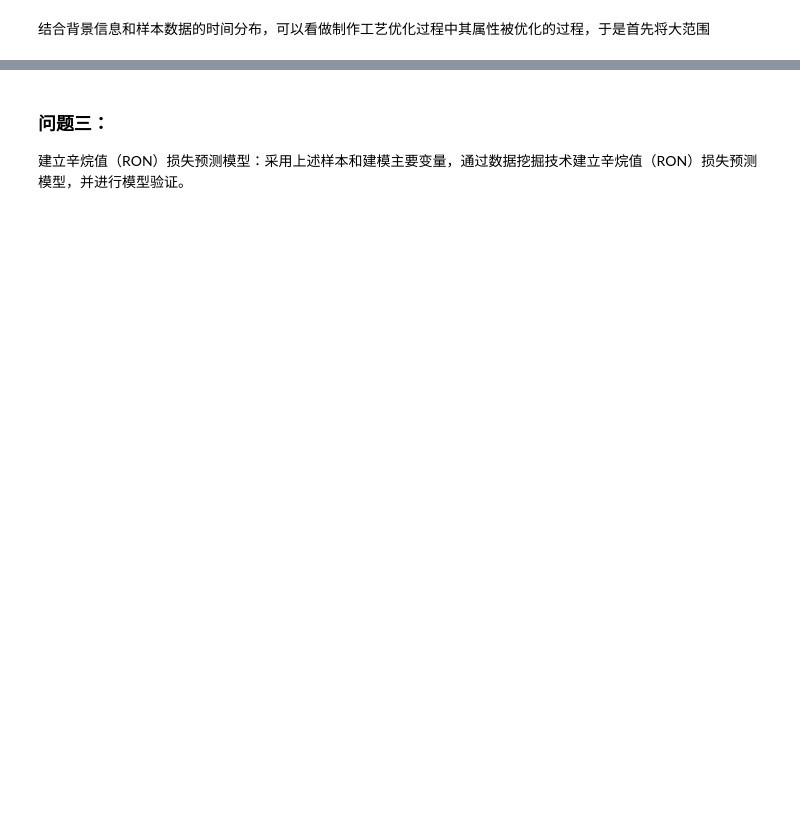
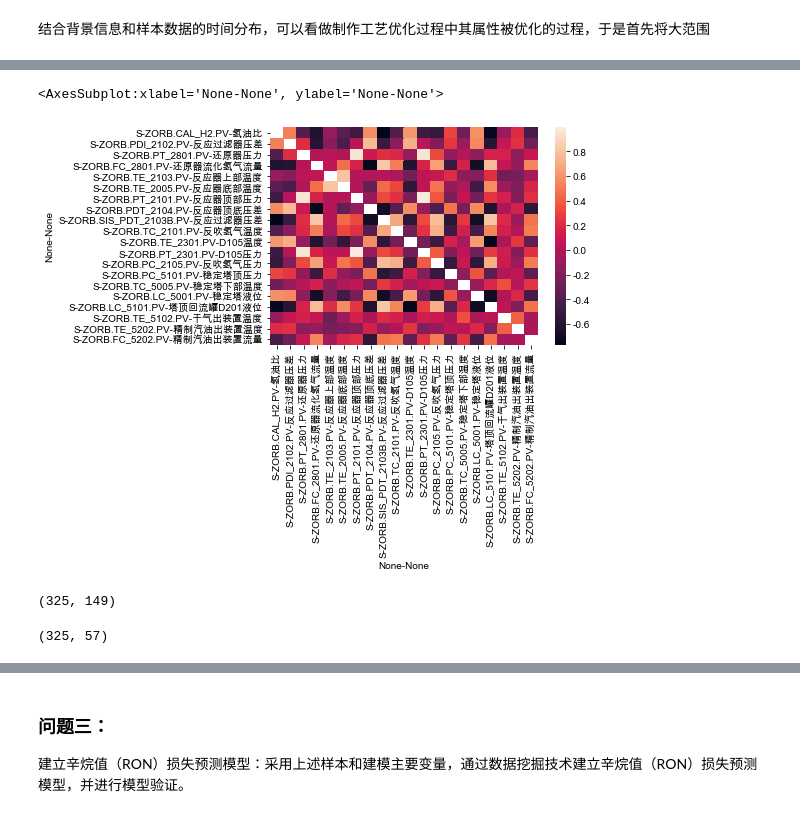
Before and after one commit to Ryuchen/RON_Model, a Jupyter notebook: src/solution.ipynb, the cells around one changed output, grey strips where cells are left out. Drawn from its saved outputs; the diff is of its cells as text; code cells hidden in the pictures; blank space fills up the shorter version.

```diff
--- a/src/solution.ipynb
+++ b/src/solution.ipynb
@@ -420,15 +441,14 @@ msno.matrix(samples[samples_insert_columns].replace(0, np.nan), labels=True)
 # %%
-# 提取 操作属性特征 同时 计算 每个属性与目标值的 相关系数，在 阈值 以下的属性将被丢弃
+# 对 367个特征属性 进行提取与分类
 samples_features = samples.iloc[:, 2:]
-source_features = samples_features[samples_features.columns[[x for x in range(0, 7)]]]
-produc_features = samples_features[samples_features.columns[[x for x in range(7, 10)]]]
-manule_features = samples_features[samples_features.columns[[x for x in range(14, samples_features.shape[1])]]]
-# 相关系数的阈值
-dist_standard1 = 0.2  # 需要调整的参数
-manule_delete_columns = []
-for (code_name, i18n_name) in manule_features.keys():
-    target_feature_corr = produc_features[('产品性质', 'RON损失\n（不是变量）')].corr(manule_features[(code_name, i18n_name)])
-    corr_dist = np.linalg.norm(target_feature_corr - 0)
-    if corr_dist < dist_standard1:
-        manule_delete_columns.append((code_name, i18n_name))
-manule_features = manule_features.drop(manule_delete_columns, axis=1)
+source_features = samples_features[samples_features.columns[[x for x in range(0, 7)]]]  # 原料性质
+produc_features = samples_features[samples_features.columns[[x for x in range(7, 10)]]]  # 产品性质
+manule_features = samples_features[samples_features.columns[[x for x in range(14, samples_features.shape[1])]]]  # 操作属性
+# %%
+# 计算 操作属性 间的 相关系数 矩阵进行降维
+manule_features_corr = manule_features.corr(method='spearman').replace(1.0, np.nan)
+# 展示 属性间 相关关系 热力图
+sns.heatmap(manule_features_corr.iloc[:20, :20])
+# %% [output]
+<AxesSubplot:xlabel='None-None', ylabel='None-None'>
+[figure, added]
@@ -434,0 +465,4 @@ manule_features = manule_features.drop(manule_delete_columns, axis=1)
+# %%
+manule_features.shape
+# %% [output]
+(325, 149)
@@ -435,3 +488,7 @@ manule_features = manule_features.drop(manule_delete_columns, axis=1)
+# %%
+manule_features.shape
+# %% [output]
+(325, 57)
 # %%
 print(source_features.shape)
 print(produc_features.shape)
```
Also changed, not shown: parts of 72 cells of this notebook, 3 other files.
